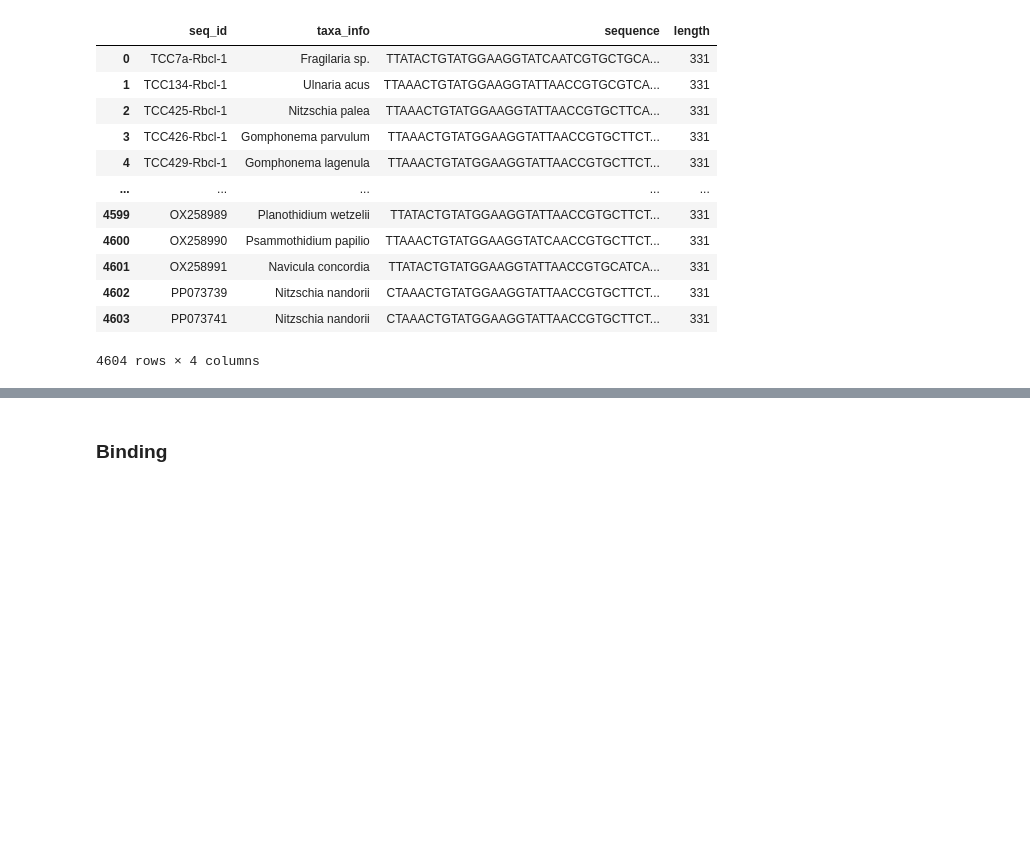
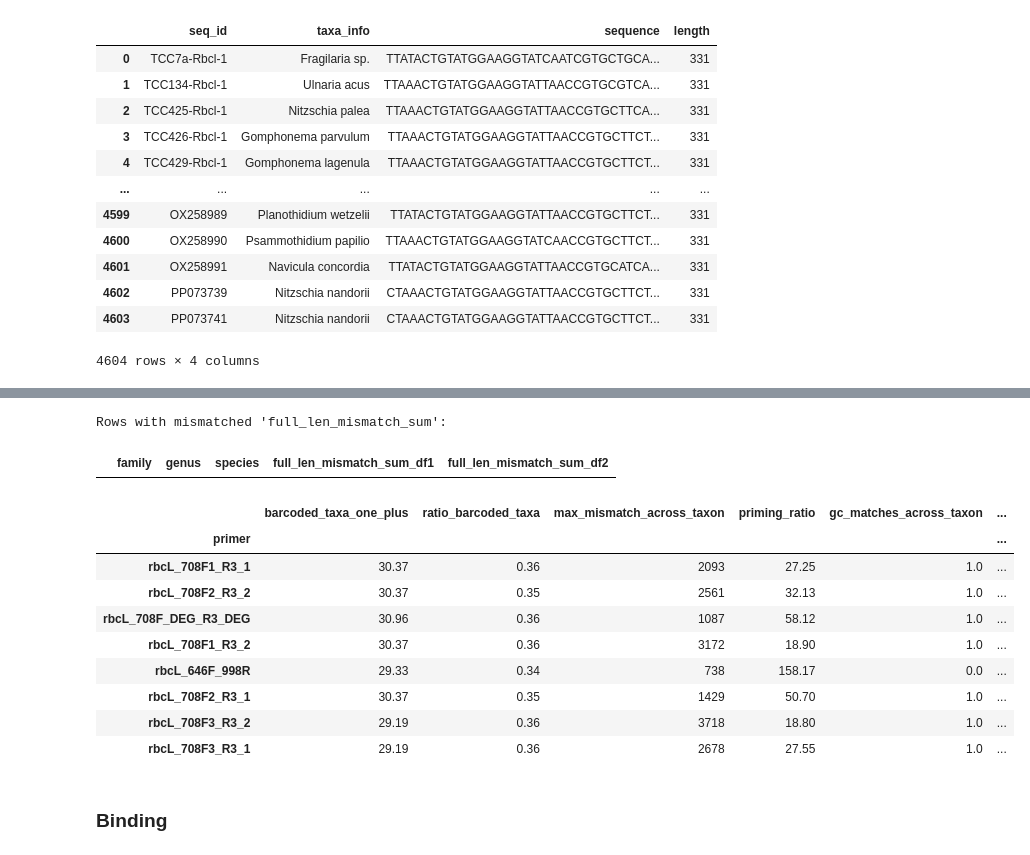
Before and after one commit to CIBIO-BU/mozaiko, a Jupyter notebook: draft.ipynb, the cells around one changed output, grey strips where cells are left out. Saved outputs shown, nothing was run; the diff lists cells and outputs as text; code cells hidden in the pictures; blank space fills up the shorter version.

Commit message:
per_taxon changes

```diff
--- a/draft.ipynb
+++ b/draft.ipynb
@@ -452,16 +421,8 @@ cls.barcoded_taxa_ratio()
 # %%
-from src.marker_scoring.metrics_system import ReferenceDatabaseQuality
-import os
+from src.marker_scoring.metrics_system import MetricsSystemExecutor
 
-output_folder = "/home/camilababo/Documents/coding-projects/DNAquaIMG-tool/DNAquaIMG/data/output_data/diat-barcode/all_inserts"
+output_folder = "/home/camilababo/Documents/coding-projects/DNAquaIMG-tool/mozaico/data/output_data/diat-barcode-test-pga-headers"
+otl1 = "/home/camilababo/Documents/DNAquaIMG/countries-otls/harmonized/dia/Portugal_taxonlist_diatoms_harmonized.tsv"
 
-otl1 = "/home/camilababo/Documents/coding-projects/DNAquaIMG-tool/DNAquaIMG/data/input_data/france_taxonlist.tsv"
-
-for filename in os.listdir(output_folder):
-    if filename.endswith(".fasta"):
-        fasta_file = os.path.join(output_folder, filename)
-        cls = ReferenceDatabaseQuality(fasta_file, otl1)
-        score = cls.barcode_coverage_score()
-        filename = filename.split(".")[0]
-        print(f"Score for {filename}: {score}")
+cls = MetricsSystemExecutor(results_folder=output_folder, otl=otl1, primer_table='/home/camilababo/Documents/coding-projects/DNAquaIMG-tool/mozaico/data/input_data/diat-barcode-primers.tsv')
 # %% [output]
@@ -474,9 +429,0 @@ Score for rbcL_708F3_R3-1: 3.96
-# %%
-otl2 = "/home/camilababo/Documents/coding-projects/DNAquaIMG-tool/DNAquaIMG/data/input_data/Germany_phylib_taxonlist.tsv"
-
-for filename in os.listdir(output_folder):
-    if filename.endswith(".fasta"):
-        fasta_file = os.path.join(output_folder, filename)
-        cls = ReferenceDatabaseQuality(fasta_file, otl2)
-        score = cls.barcode_coverage_score()
-        print(f"Score for {filename}: {score}")
@@ -489,0 +489,17 @@ Score for rbcL_708F3_R3-1.fasta: 3.96
+# %%
+merged = pd.merge(
+    result, df,
+    on=['family', 'genus', 'species'],
+    suffixes=('_df1', '_df2')
+)
+
+# Check where one dataset has a value, and the other has NaN
+mismatch = merged[
+    merged['full_len_mismatch_sum_df1'].isna() ^ merged['full_len_mismatch_sum_df2'].isna()
+]
+
+print("Rows with mismatched 'full_len_mismatch_sum':")
+merged
+# %% [output]
+Rows with mismatched 'full_len_mismatch_sum':
+|  | family | genus | species | full_len_mismatch_sum_df1 | full_len_mismatch_sum_df2 |
@@ -490,3 +510,18 @@ Score for rbcL_708F3_R3-1.fasta: 3.96
+# %%
+ref_qual = cls.comprehensive_primer_analysis(output_folder)
+# %%
+ref_qual
+# %% [output]
+|  | barcoded_taxa_one_plus | ratio_barcoded_taxa | max_mismatch_across_taxon | priming_ratio | gc_matches_across_taxon | ... |
+| primer |  |  |  |  |  | ... |
+| rbcL_708F1_R3_1 | 30.37 | 0.36 | 2093 | 27.25 | 1.0 | ... |
+| rbcL_708F2_R3_2 | 30.37 | 0.35 | 2561 | 32.13 | 1.0 | ... |
+| rbcL_708F_DEG_R3_DEG | 30.96 | 0.36 | 1087 | 58.12 | 1.0 | ... |
+| rbcL_708F1_R3_2 | 30.37 | 0.36 | 3172 | 18.90 | 1.0 | ... |
+| rbcL_646F_998R | 29.33 | 0.34 | 738 | 158.17 | 0.0 | ... |
+| rbcL_708F2_R3_1 | 30.37 | 0.35 | 1429 | 50.70 | 1.0 | ... |
+| rbcL_708F3_R3_2 | 29.19 | 0.36 | 3718 | 18.80 | 1.0 | ... |
+| rbcL_708F3_R3_1 | 29.19 | 0.36 | 2678 | 27.55 | 1.0 | ... |
 # %% [markdown]
 ### Binding
 # %%
```
Also changed, not shown: parts of 19 cells of this notebook, 7 other files.
